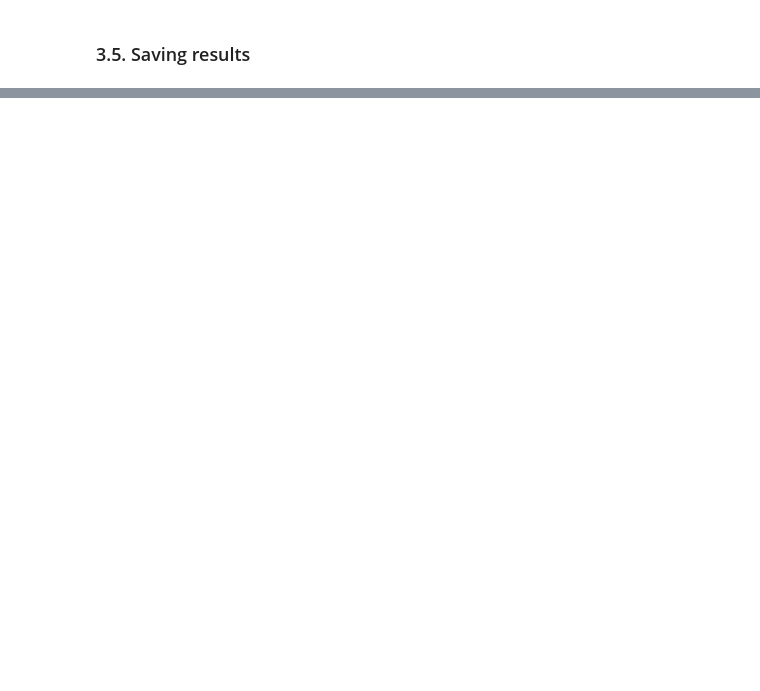
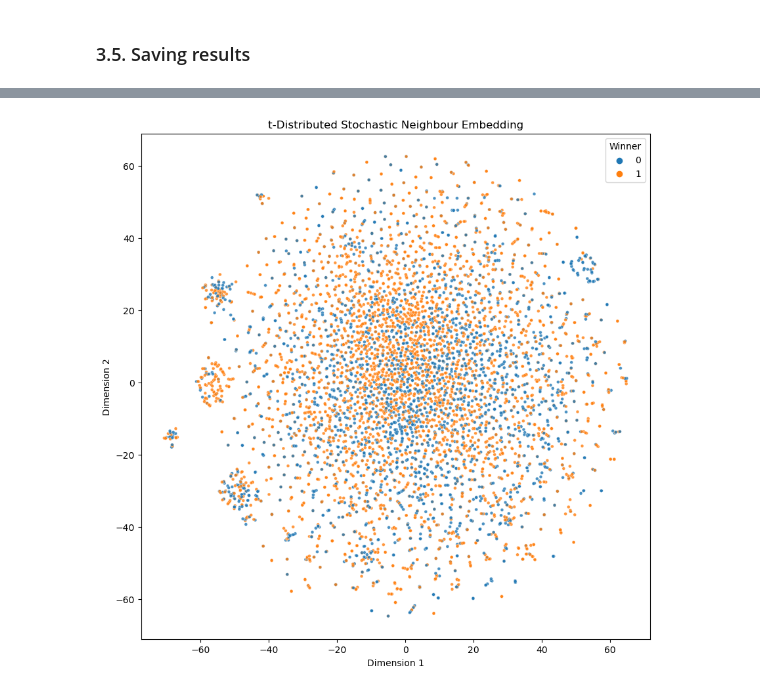
Before and after one commit to Janko-dev/ml_ufc, a Jupyter notebook: notebooks/2_data_preparation.ipynb, the cells around one changed output, grey strips where cells are left out. Cells and saved outputs as stored; diff of their text form; code cells hidden in the pictures; blank space fills up the shorter version.

```diff
--- a/notebooks/2_data_preparation.ipynb
+++ b/notebooks/2_data_preparation.ipynb
@@ -390,0 +418,2 @@ df_imputed.to_csv('../datasets/data_cleaned.csv', index=False)
+# %%
+df = pd.read_csv('../datasets/data_cleaned.csv')
@@ -390,0 +424,6 @@ df_imputed.to_csv('../datasets/data_cleaned.csv', index=False)
+# %%
+df_numeric = df.select_dtypes(include='number')
+df_winners = df_numeric['Winner']
+df_numeric = df_numeric.drop(columns=['Winner'])
+
+df_norm = (df_numeric - df_numeric.mean()) / df_numeric.std(ddof=1)
@@ -390,0 +444,14 @@ df_imputed.to_csv('../datasets/data_cleaned.csv', index=False)
+# %%
+from sklearn.manifold import TSNE
+
+plt.figure(figsize=(10, 10))
+
+tsne_df = TSNE(n_components=2, init='random', learning_rate='auto', n_iter=1000, metric='mahalanobis', square_distances=True).fit_transform(df_norm)
+ax = sns.scatterplot(x=tsne_df[:, 0], y=tsne_df[:, 1], s=12, hue=df_winners, alpha=0.8)
+ax.set_title(f"t-Distributed Stochastic Neighbour Embedding")
+ax.set_xlabel("Dimension 1")
+ax.set_ylabel("Dimension 2")
+
+plt.show()
+# %% [output]
+[figure, added]
```
Also changed, not shown: parts of 6 cells of this notebook, 23 other files.
